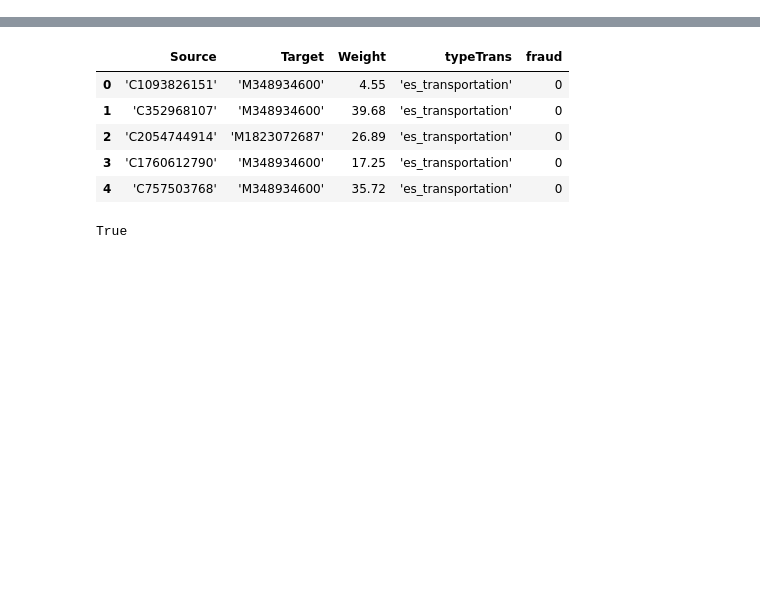
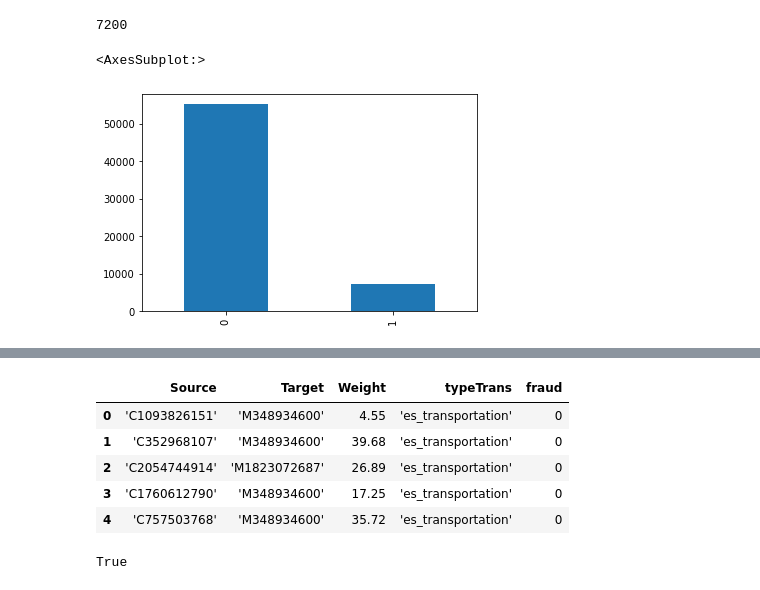
Before and after one commit to IanMMuldoon/FinFraud, a Jupyter notebook: fin.ipynb, the cells around one changed output, grey strips where cells are left out. Drawn from its saved outputs; the diff is of its cells as text; code cells hidden in the pictures; blank space fills up the shorter version.

```diff
--- a/fin.ipynb
+++ b/fin.ipynb
@@ -3,5 +3,15 @@ from IPython.core.interactiveshell import InteractiveShell
 InteractiveShell.ast_node_interactivity = "all"
 
 import pandas as pd
+# %%
+df.fraud.sum()
+62385
+# %% [output]
+7200
+# %%
+df.fraud.value_counts().plot(kind = 'bar')
+# %% [output]
+<AxesSubplot:>
+[figure, added]
 # %%
 df = pd.read_csv("data/bs.csv")
```
Also changed, not shown: parts of 4 cells of this notebook.
